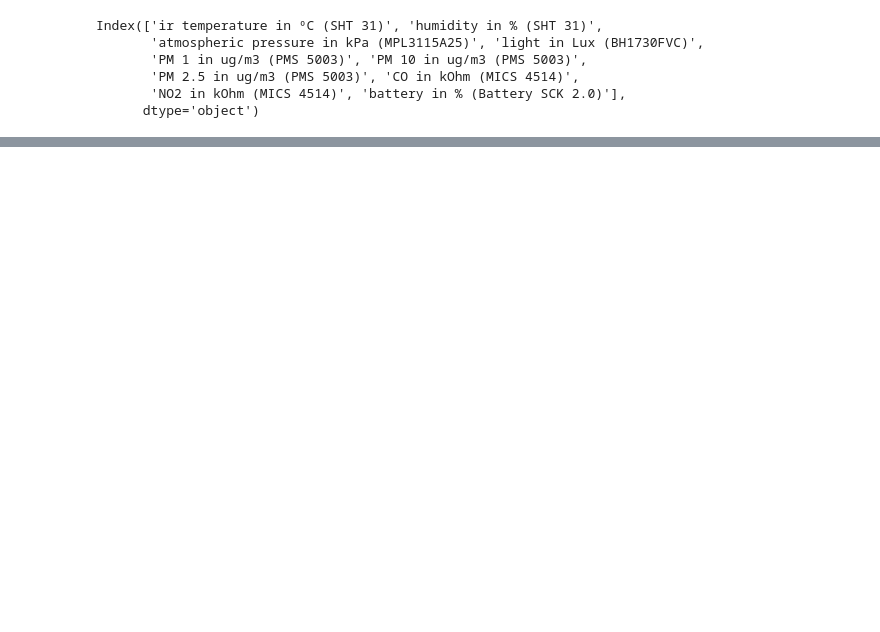
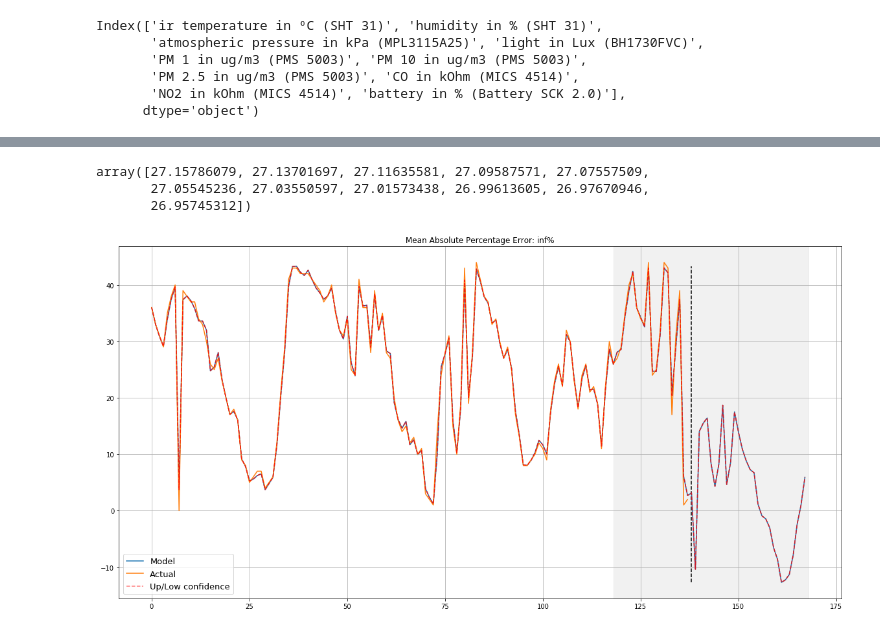
Before and after one commit to ConnectedPlacesCatapult/SharingCitiesDashboard, a Jupyter notebook: Analytics/notebooks/sharing-cities-predictions.ipynb, the cells around one changed output, grey strips where cells are left out. Saved outputs shown, nothing was run; the diff lists cells and outputs as text; code cells hidden in the pictures; blank space fills up the shorter version.

```diff
--- a/Analytics/notebooks/sharing-cities-predictions.ipynb
+++ b/Analytics/notebooks/sharing-cities-predictions.ipynb
@@ -445,0 +647,46 @@ Wall time: 4.47 s
+# %%
+model = AutoRegressive(cleaned[column], 1, 10)
+model.fit_autoregressive().predict(start = cleaned[column].shape[0], end = cleaned[column].shape[0] + (10))
+# %% [output]
+array([27.15786079, 27.13701697, 27.11635581, 27.09587571, 27.07557509,
+       27.05545236, 27.03550597, 27.01573438, 26.99613605, 26.97670946,
+       26.95745312])
+# %%
+x = [0, 0, 0]
+opt = minimize(timeseriesCVscore, x0=x,
+               args=(cleaned[column]),
+               method=None, bounds = ((0, 1), (0, 1), (0, 1))
+              )
+
+
+alpha_final, beta_final, gamma_final = opt.x
+
+errors = []
+for x in np.arange(1,360, 5):
+    try:
+        model = HoltWinters(cleaned[column], slen = int(x),
+                            alpha = alpha_final,
+                            beta = beta_final,
+                            gamma = gamma_final,
+                            n_preds = 0, scaling_factor = 2)
+        model.triple_exponential_smoothing()
+
+        error = mean_squared_error(cleaned[column], model.result)
+        errors.append(error)
+    except Exception:
+        pass
+
+# print('fitting mean squared error is: %i.3f' %error)
+# print('Predictive means absolute percentage error is: {0:.2f}%'.format(prediction_mape_holtwinters(data)))
+
+
+model = HoltWinters(cleaned[column], slen = np.arange(1,360, 5)[np.argmin(errors)],
+                    alpha = alpha_final,
+                    beta = beta_final,
+                    gamma = gamma_final,
+                    n_preds = 30, scaling_factor = 1)
+model.triple_exponential_smoothing()
+
+plotHoltWinters(cleaned[column], plot_intervals=True)
+# %% [output]
+[figure, added]
```
Also changed, not shown: parts of 15 cells of this notebook.
